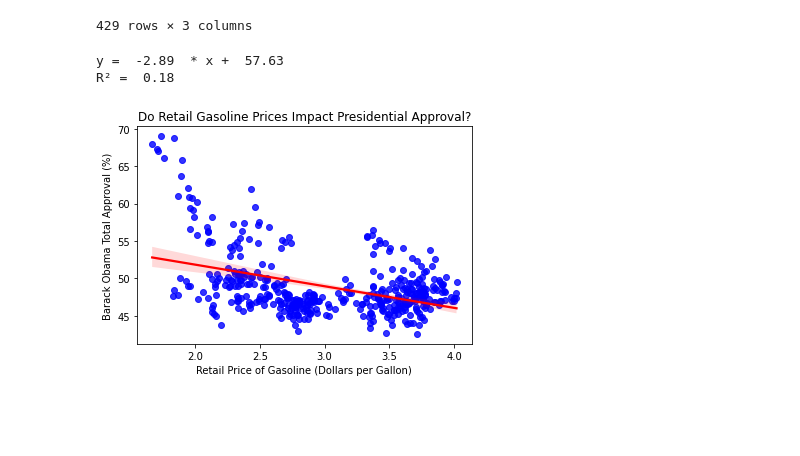
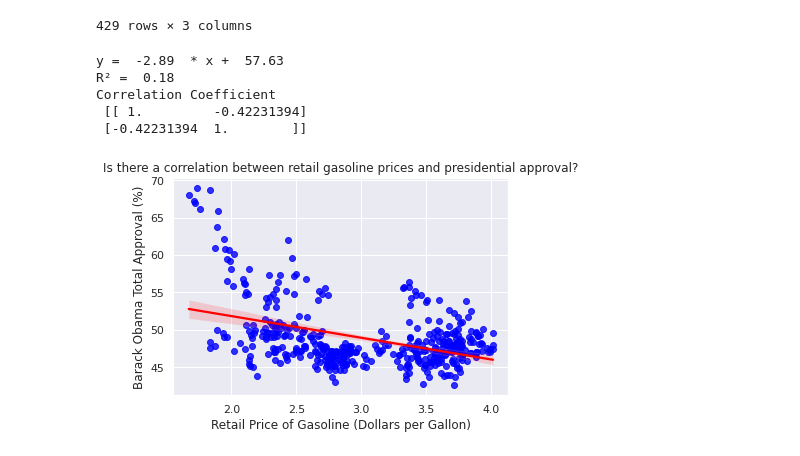
Before and after one commit to Edward-Natusch/Edward-Natusch.github.io, a Jupyter notebook: Homework9_Advanced_Analytics.ipynb, the cells around one changed output. Cells and saved outputs as stored; diff of their text form; code cells hidden in the pictures; blank space fills up the shorter version.

```diff
--- a/Homework9_Advanced_Analytics.ipynb
+++ b/Homework9_Advanced_Analytics.ipynb
@@ -130,27 +130,38 @@ DF_Obama_Approval_Weekly_With_Gasoline_Prices
 # %%
 # Regressing Presidential Approval (Weekly Average) on the weekly Retail Price Price of Gasoline
 
 import matplotlib.pyplot as plt
 import seaborn as sns
+sns.set()
 import numpy as np
 
 x = DF_Obama_Approval_Weekly_With_Gasoline_Prices['Retail Price of Gasoline (Dollars per Gallon)']
 
 y = DF_Obama_Approval_Weekly_With_Gasoline_Prices['Barack Obama Total Approval (%)']
 
-ax = sns.regplot(x, y, scatter_kws={"color": "blue"}, line_kws={"color": "red"}).set_title('Do Retail Gasoline Prices Impact Presidential Approval?')
+ax = sns.regplot(x, y, scatter_kws={"color": "blue"}, line_kws={"color": "red"}).set_title('Is there a correlation between retail gasoline prices and presidential approval?')
 
 # Calculating a regression equation and R^2
 
 from scipy.stats import linregress
 slope, intercept, rvalue, pvalue, stderr = linregress(x, y)
+
+# Code to print regression equation and R^2 adapted from https://www.dropbox.com/sh/xkw12cmttvs2z93/AACmyjRIyCM0BxLGmFGES6Zpa/week10?dl=0&preview=Week10_06_Seaborn.ipynb&subfolder_nav_tracking=1
+
 print('y = ',np.round(slope,2),' * x + ',np.round(intercept,2))
 print('R² = ',np.round(rvalue**2,2))
+
+# Calculating a correlation coefficient
+
+print('Correlation Coefficient\n', (np.corrcoef(DF_Obama_Approval_Weekly_With_Gasoline_Prices['Retail Price of Gasoline (Dollars per Gallon)'],DF_Obama_Approval_Weekly_With_Gasoline_Prices['Barack Obama Total Approval (%)'])))
 
 # Saving the plot as an image
 
 plt.savefig('Homework9_Advanced_Analytics.png')
 # %% [output]
 y =  -2.89  * x +  57.63
 R² =  0.18
+Correlation Coefficient
+ [[ 1.         -0.42231394]
+ [-0.42231394  1.        ]]
-[figure, old version]
+[figure, new version]
```
Also changed, not shown: 1 other file.
